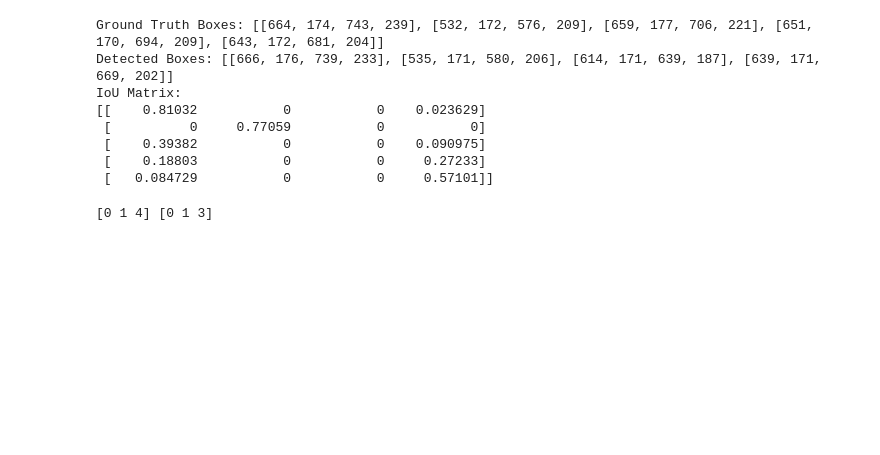
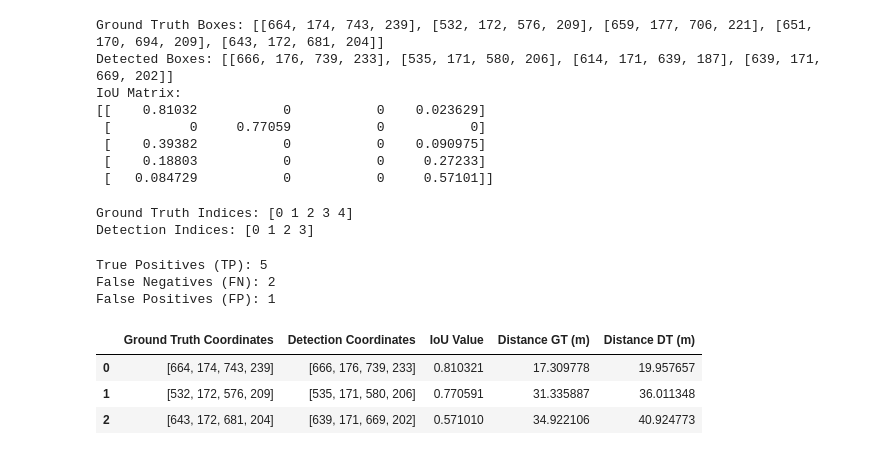
Before and after one commit to iamunblemished/rwu_cv_task2, a Jupyter notebook: Test2.ipynb, the cells around one changed output. Cells and saved outputs as stored; diff of their text form; code cells hidden in the pictures; blank space fills up the shorter version.

```diff
--- a/Test2.ipynb
+++ b/Test2.ipynb
@@ -21,6 +75,7 @@ for filename in os.listdir(img_dir):
 img_path = "KITTI_Selection/images/006037.png"
 image = cv2.imread(img_path)
 label_path = img_path.replace("images", "labels").replace(".png", ".txt")
+calib_path = img_path.replace("images", "calib").replace(".png", ".txt")
 # %%
 with open('KITTI_Selection/labels/006037.txt', 'r', encoding='utf-8') as f:
     content = f.read()
@@ -150,6 +205,19 @@ cv2.destroyAllWindows()
+# %%
+def read_calibration_matrix(file_path):
+    with open(file_path, 'r') as f:
+        lines = f.readlines()
+        P2 = None
+        for line in lines:
+            data = line.strip().split()
+            numbers = np.array([float(n) for n in data])
+            P2 = np.append(P2, numbers) if P2 is not None else numbers
+        P2 = P2.reshape(3, 3)
+        return P2
 # %%
 gt_boxes = []
 det_boxes = []
+dist_gt = []
+dist_dt = []
 
 canvas = cv2.imread(img_path)
 gtimage = cv2.imread(img_path)
@@ -163,7 +231,7 @@ with open(label_path, 'r') as f:
 
         coords = [int(float(x)) for x in parts[1:5]]
         gt_boxes.append(coords)
-        dist_gt = float(parts[5])
+        dist_gt.append(float(parts[5]))
         cv2.rectangle(canvas, (coords[0], coords[1]), (coords[2], coords[3]), (0, 255, 0), 2)
         cv2.rectangle(gtimage, (coords[0], coords[1]), (coords[2], coords[3]), (0, 255, 0), 2)
         label_text = f"{gt_idx}"
@@ -172,19 +240,27 @@ with open(label_path, 'r') as f:
 
 results = model(img_path, verbose=False)
 
+kmatrix = read_calibration_matrix(calib_path)
+cx = kmatrix[0, 2]
+cy = kmatrix[1, 2]
+fx = kmatrix[0, 0]
+fy = kmatrix[1, 1]
+
 for result in results:
     for dt_idx, box in enumerate(result.boxes):
-        print(f"BOX: {box}")
         class_id = int(box.cls[0])
 
         if class_id == 2:
             x1, y1, x2, y2 = map(int, box.xyxy[0])
             det_boxes.append([x1, y1, x2, y2])
+            u = (x1 + x2) / 2
+            v = y2
+            depth = (fy * 1.65) / (v - cy)
+            offset = depth * (u - cx) / fx
+            dist_dt.append(np.sqrt(depth**2 + offset**2))
             cv2.rectangle(canvas, (x1, y1), (x2, y2), (0, 0, 255), 2)
             cv2.rectangle(detimage, (x1, y1), (x2, y2), (0, 0, 255), 2)
             label_text = f"{dt_idx}"
-            # cv2.putText(canvas, label_text, (x1, y1 - 10), cv2.FONT_HERSHEY_SIMPLEX, 0.3, (0, 0, 255), 2)
-            cv2.putText(detimage, label_text, (x1, y1 - 10), cv2.FONT_HERSHEY_SIMPLEX, 0.5, (0, 0, 255), 2)
 
 cv2.imwrite(f'test_result.jpg', canvas)
 cv2.imwrite(f'gt_boxes.jpg', gtimage)
@@ -257,7 +322,29 @@ def hungarian_algorithm(cmtr):
     return row_ind, col_ind
 # %%
 row_ind, col_ind = hungarian_algorithm(Ious)
+
+
+num_gt, num_det = Ious.shape
+
+gt_ind = np.arange(num_gt)
+det_ind = np.arange(num_det)
+print("Ground Truth Indices:", gt_ind)
+print("Detection Indices:", det_ind)
+# %% [output]
+Ground Truth Indices: [0 1 2 3 4]
+Detection Indices: [0 1 2 3]
 # %%
-print(row_ind, col_ind)
+TP = len(gt_ind)
+FN = len(gt_ind) - len(row_ind)
+FP = len(det_ind) - len(col_ind)
+
+print(f"True Positives (TP): {TP}")
+print(f"False Negatives (FN): {FN}")
+print(f"False Positives (FP): {FP}")
+
+Precision = TP / (TP + FP) if (TP + FP) > 0 else 0
+Recall = TP / (TP + FN) if (TP + FN) > 0 else 0
 # %% [output]
-[0 1 4] [0 1 3]
+True Positives (TP): 5
+False Negatives (FN): 2
+False Positives (FP): 1
@@ -263,0 +358,19 @@ print(row_ind, col_ind)
+# %%
+results_list = []
+
+for gt_idx, dt_idx in zip(row_ind, col_ind):
+    results_list.append({
+        'Ground Truth Coordinates': gt_boxes[gt_idx],
+        'Detection Coordinates': det_boxes[dt_idx],
+        'IoU Value': Ious[gt_idx, dt_idx],
+        'Distance GT (m)': dist_gt[gt_idx],
+        'Distance DT (m)': dist_dt[dt_idx]
+    })
+
+iou_df = pd.DataFrame(results_list)
+iou_df
+# %% [output]
+|  | Ground Truth Coordinates | Detection Coordinates | IoU Value | Distance GT (m) | Distance DT (m) |
+| 0 | [664, 174, 743, 239] | [666, 176, 739, 233] | 0.810321 | 17.309778 | 19.957657 |
+| 1 | [532, 172, 576, 209] | [535, 171, 580, 206] | 0.770591 | 31.335887 | 36.011348 |
+| 2 | [643, 172, 681, 204] | [639, 171, 669, 202] | 0.571010 | 34.922106 | 40.924773 |
```
Also changed, not shown: parts of 13 cells of this notebook, 57 other files.
